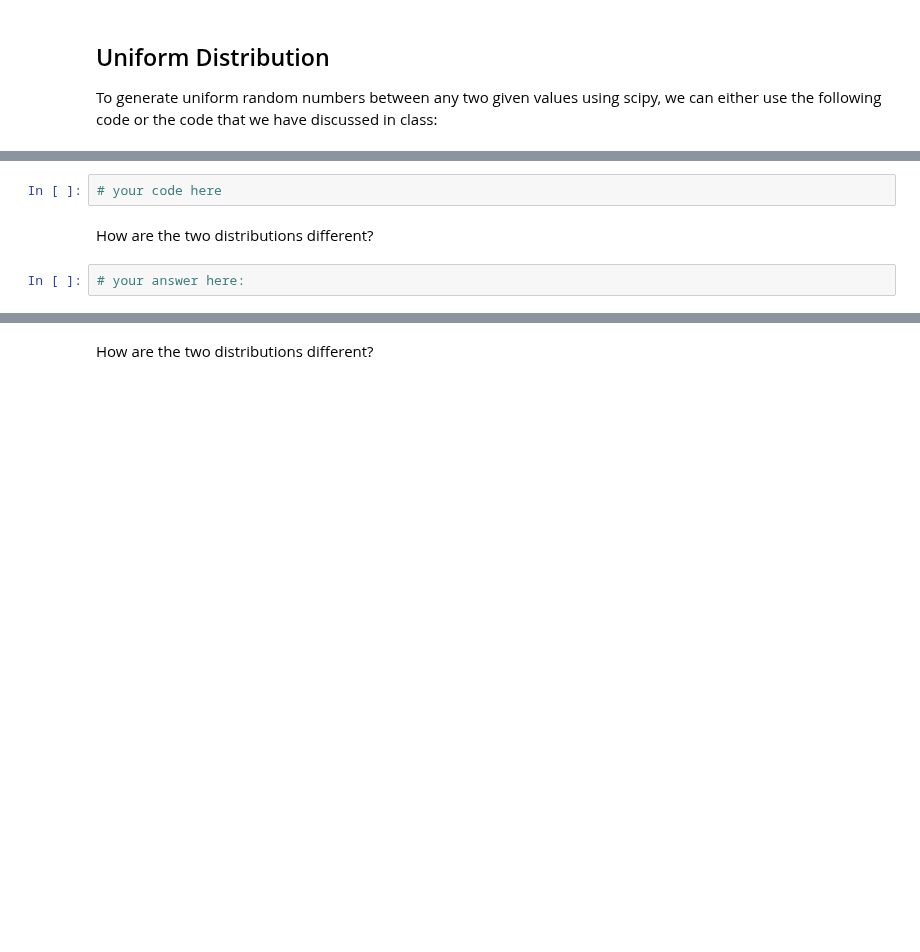
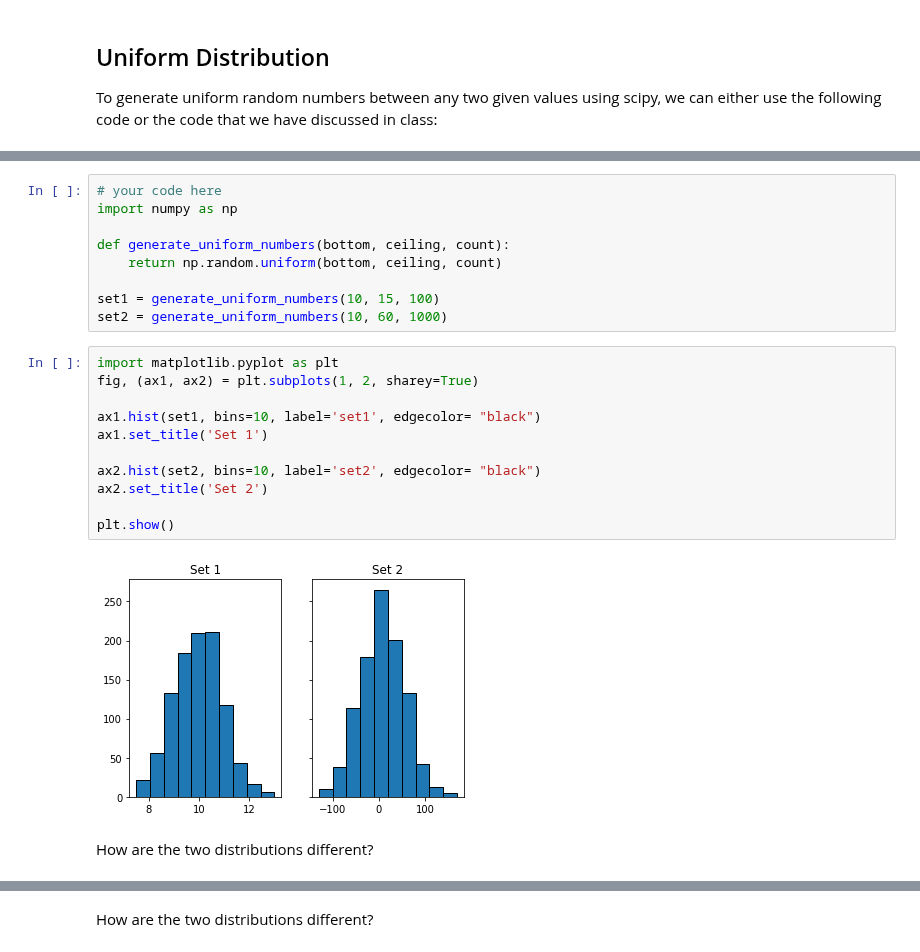
Before and after one commit to ta-data-lis/lab-probability-distributions, a Jupyter notebook: your-code/continuous.ipynb, the cells around one changed output, grey strips where cells are left out. Drawn from its saved outputs; the diff is of its cells as text; blank space fills up the shorter version.

```diff
--- a/your-code/continuous.ipynb
+++ b/your-code/continuous.ipynb
@@ -42,9 +45,27 @@ print(randoms)
 Your output should look like below:
 
 ![uniform distribution](ud.png)
-# %%
-# your code here
+# %%
+# your code here
+import numpy as np
+
+def generate_uniform_numbers(bottom, ceiling, count):
+    return np.random.uniform(bottom, ceiling, count)
+
+set1 = generate_uniform_numbers(10, 15, 100)
+set2 = generate_uniform_numbers(10, 60, 1000)
+# %%
+import matplotlib.pyplot as plt
+fig, (ax1, ax2) = plt.subplots(1, 2, sharey=True)
+
+ax1.hist(set1, bins=10, label='set1', edgecolor= "black")
+ax1.set_title('Set 1')
+
+ax2.hist(set2, bins=10, label='set2', edgecolor= "black")
+ax2.set_title('Set 2')
+
+plt.show()
+# %% [output]
+[figure, added]
 # %% [markdown]
 How are the two distributions different?
-# %%
-# your answer here:
```
Also changed, not shown: parts of 24 cells of this notebook.
